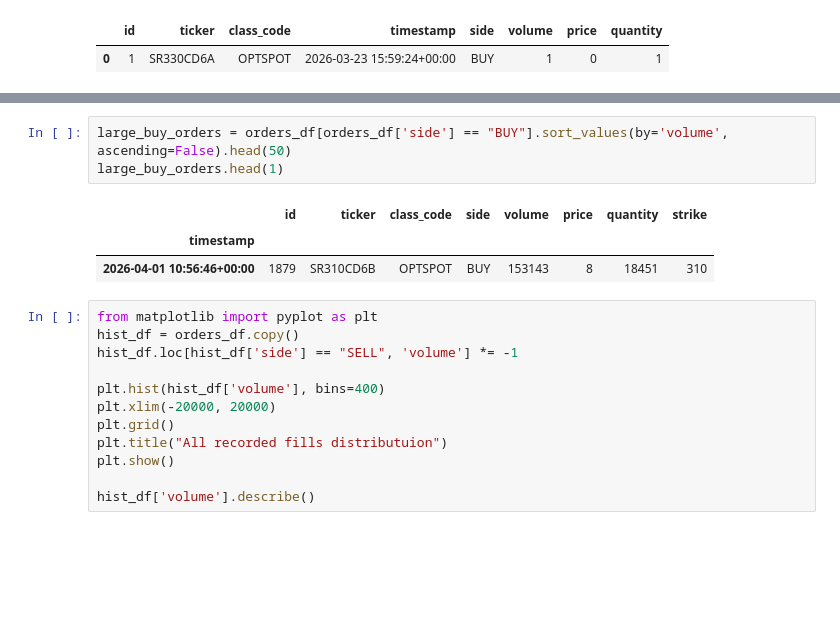
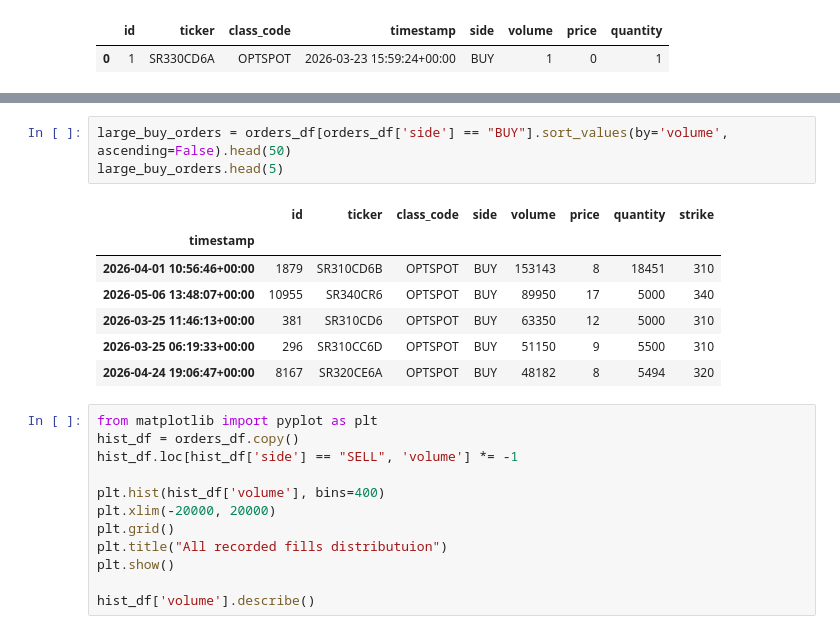
Before and after one commit to SigmaFlowX/Sber-Moex-Options, a Jupyter notebook: notebooks/large_orders_analysis.ipynb, the cells around one changed output, grey strips where cells are left out. Cells and saved outputs as stored; diff of their text form; blank space fills up the shorter version.

```diff
--- a/notebooks/large_orders_analysis.ipynb
+++ b/notebooks/large_orders_analysis.ipynb
@@ -27,10 +25,14 @@ orders_df.head(1)
 # %%
 large_buy_orders = orders_df[orders_df['side'] == "BUY"].sort_values(by='volume', ascending=False).head(50)
-large_buy_orders.head(1)
+large_buy_orders.head(5)
 # %% [output]
 |  | id | ticker | class_code | side | volume | price | quantity | strike |
 | timestamp |  |  |  |  |  |  |  |  |
 | 2026-04-01 10:56:46+00:00 | 1879 | SR310CD6B | OPTSPOT | BUY | 153143 | 8 | 18451 | 310 |
+| 2026-05-06 13:48:07+00:00 | 10955 | SR340CR6 | OPTSPOT | BUY | 89950 | 17 | 5000 | 340 |
+| 2026-03-25 11:46:13+00:00 | 381 | SR310CD6 | OPTSPOT | BUY | 63350 | 12 | 5000 | 310 |
+| 2026-03-25 06:19:33+00:00 | 296 | SR310CC6D | OPTSPOT | BUY | 51150 | 9 | 5500 | 310 |
+| 2026-04-24 19:06:47+00:00 | 8167 | SR320CE6A | OPTSPOT | BUY | 48182 | 8 | 5494 | 320 |
 # %%
 from matplotlib import pyplot as plt
 hist_df = orders_df.copy()
```
Also changed, not shown: parts of 2 cells of this notebook.
